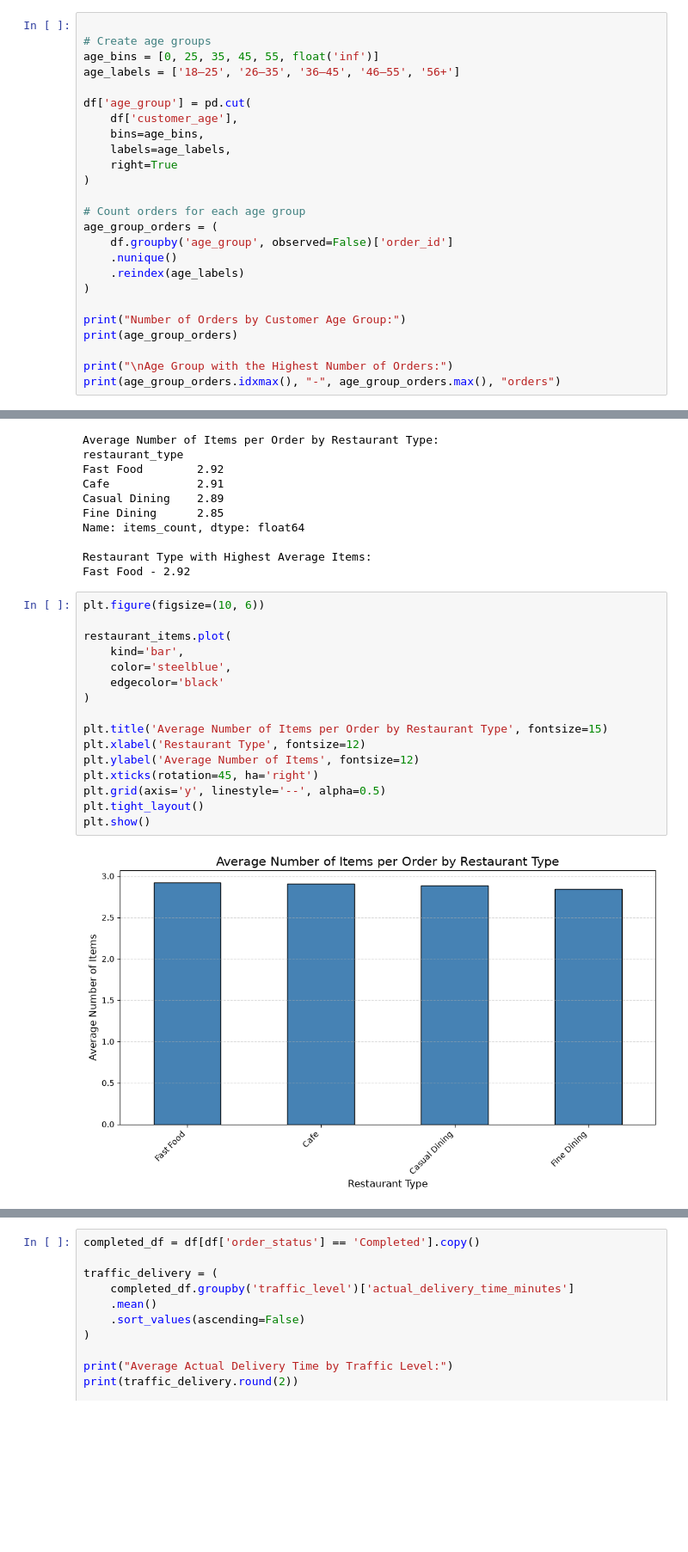
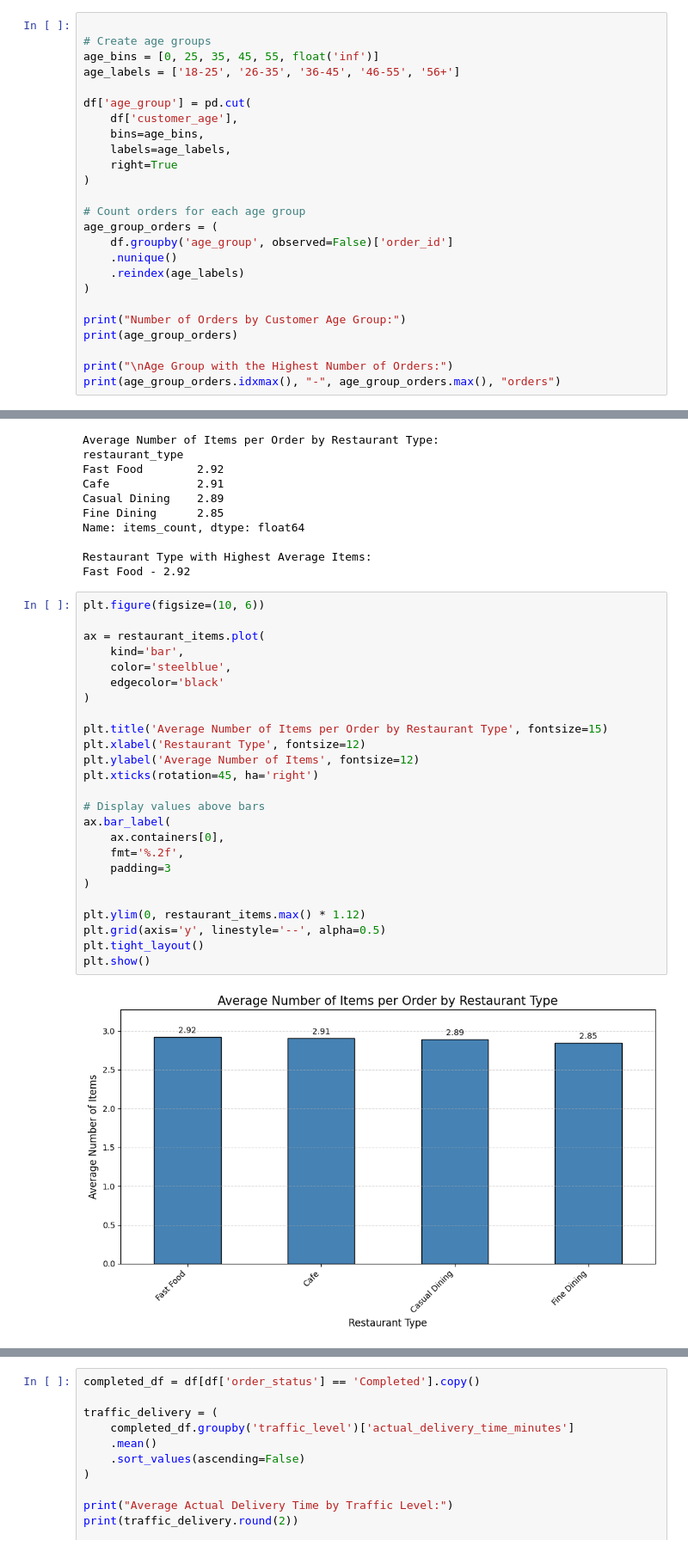
Before and after one commit to gokul-raj-c/Data-Science, a Jupyter notebook: EDA Project/Food_Delivery.ipynb, the cells around one changed output, grey strips where cells are left out. Shown at 86% size. Cells and saved outputs as stored; diff of their text form; blank space fills up the shorter version.

```diff
--- a/EDA Project/Food_Delivery.ipynb
+++ b/EDA Project/Food_Delivery.ipynb
@@ -1332,7 +1272,7 @@ Regular customers generate roughly twice the revenue of Premium customers and su
 
 # Create age groups
 age_bins = [0, 25, 35, 45, 55, float('inf')]
-age_labels = ['18–25', '26–35', '36–45', '46–55', '56+']
+age_labels = ['18-25', '26-35', '36-45', '46-55', '56+']
 
 df['age_group'] = pd.cut(
     df['customer_age'],
@@ -1506,19 +1459,28 @@ Fast Food - 2.92
 # %%
 plt.figure(figsize=(10, 6))
 
-restaurant_items.plot(
+ax = restaurant_items.plot(
     kind='bar',
     color='steelblue',
     edgecolor='black'
 )
 
 plt.title('Average Number of Items per Order by Restaurant Type', fontsize=15)
 plt.xlabel('Restaurant Type', fontsize=12)
 plt.ylabel('Average Number of Items', fontsize=12)
 plt.xticks(rotation=45, ha='right')
+
+# Display values above bars
+ax.bar_label(
+    ax.containers[0],
+    fmt='%.2f',
+    padding=3
+)
+
+plt.ylim(0, restaurant_items.max() * 1.12)
 plt.grid(axis='y', linestyle='--', alpha=0.5)
 plt.tight_layout()
 plt.show()
 # %% [output]
-[figure, old version]
+[figure, new version]
 # %% [markdown]
```
Also changed, not shown: parts of 83 cells of this notebook, 1 other file.
